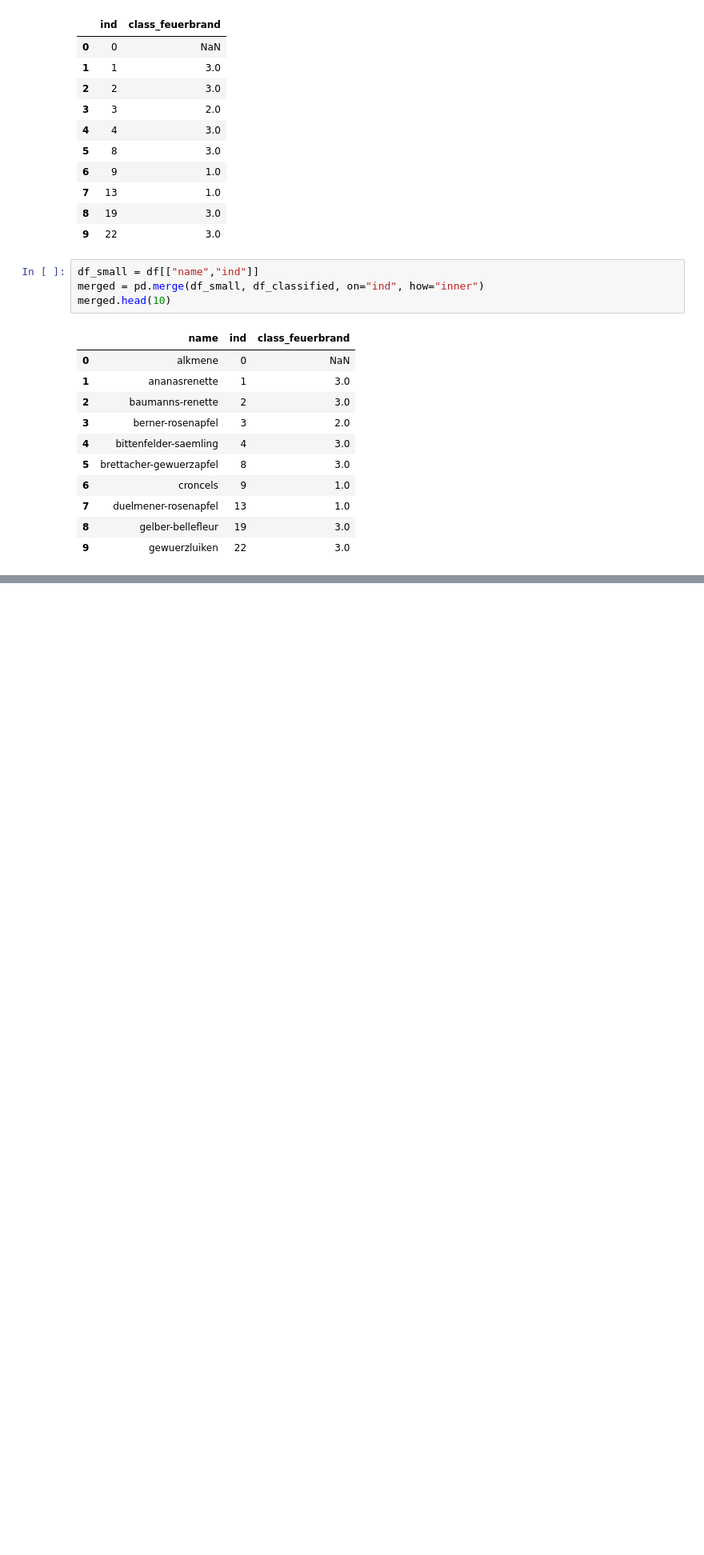
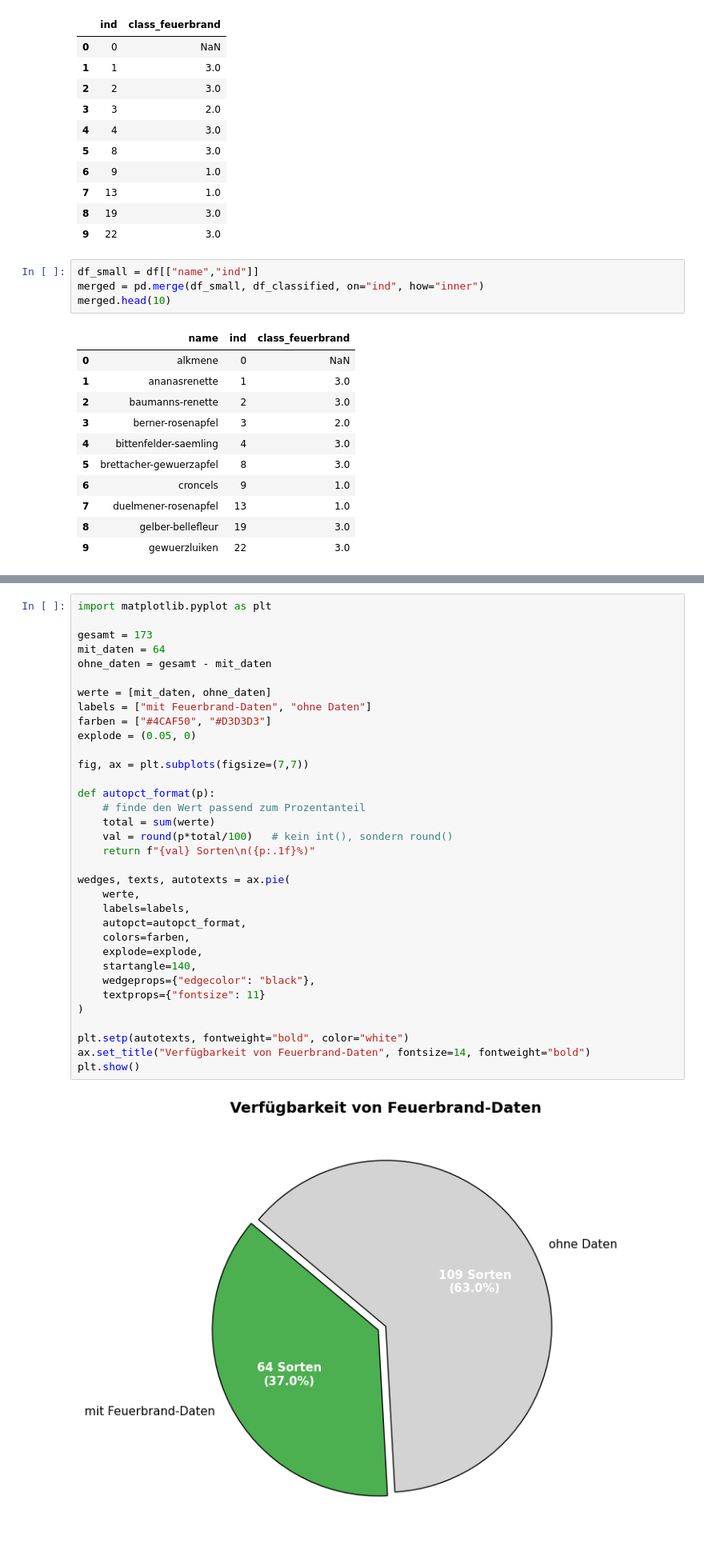
Before and after one commit to Hameedfa/playground, a Jupyter notebook: Donau-Ries (Lkr) Äpfel und Birnen.ipynb, the cells around one changed output, grey strips where cells are left out. Shown at 80% size. Cells and saved outputs as stored; diff of their text form; blank space fills up the shorter version.

```diff
--- a/Donau-Ries (Lkr) Äpfel und Birnen.ipynb
+++ b/Donau-Ries (Lkr) Äpfel und Birnen.ipynb
@@ -171,0 +213,36 @@ merged.head(10)
+# %%
+import matplotlib.pyplot as plt
+
+gesamt = 173
+mit_daten = 64
+ohne_daten = gesamt - mit_daten
+
+werte = [mit_daten, ohne_daten]
+labels = ["mit Feuerbrand-Daten", "ohne Daten"]
+farben = ["#4CAF50", "#D3D3D3"]
+explode = (0.05, 0)
+
+fig, ax = plt.subplots(figsize=(7,7))
+
+def autopct_format(p):
+    # finde den Wert passend zum Prozentanteil
+    total = sum(werte)
+    val = round(p*total/100)   # kein int(), sondern round()
+    return f"{val} Sorten\n({p:.1f}%)"
+
+wedges, texts, autotexts = ax.pie(
+    werte,
+    labels=labels,
+    autopct=autopct_format,
+    colors=farben,
+    explode=explode,
+    startangle=140,
+    wedgeprops={"edgecolor": "black"},
+    textprops={"fontsize": 11}
+)
+
+plt.setp(autotexts, fontweight="bold", color="white")
+ax.set_title("Verfügbarkeit von Feuerbrand-Daten", fontsize=14, fontweight="bold")
+plt.show()
+# %% [output]
+[figure, added]
```
Also changed, not shown: parts of 4 cells of this notebook.
